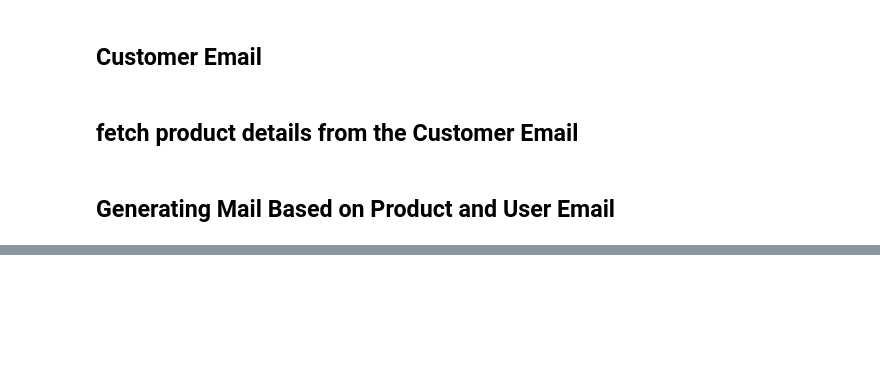
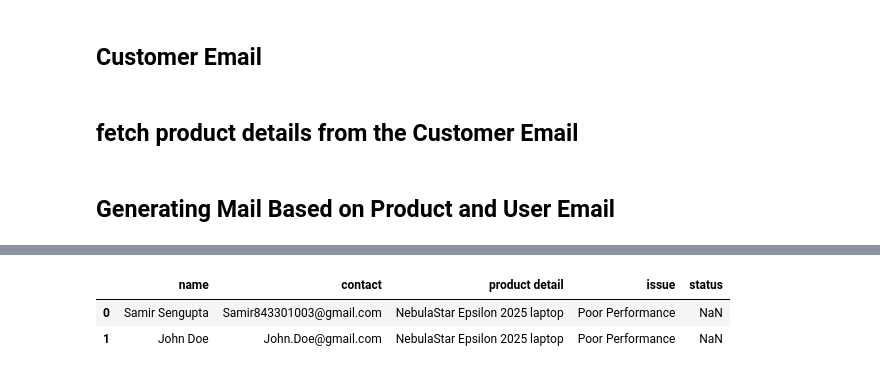
Before and after one commit to SamirSengupta/AI-Mail-Agent-LLM, a Jupyter notebook: AI Mail Agent Using LLM.ipynb, the cells around one changed output, grey strips where cells are left out. Drawn from its saved outputs; the diff is of its cells as text; code cells hidden in the pictures; blank space fills up the shorter version.

```diff
--- a/AI Mail Agent Using LLM.ipynb
+++ b/AI Mail Agent Using LLM.ipynb
@@ -744,0 +805,8 @@ Jokasda AI Support Team
+# %%
+logs = pd.read_excel('logs.xlsx', engine = 'openpyxl')
+# %%
+logs
+# %% [output]
+|  | name | contact | product detail | issue | status |
+| 0 | Samir Sengupta | Samir843301003@gmail.com | NebulaStar Epsilon 2025 laptop | Poor Performance | NaN |
+| 1 | John Doe | John.Doe@gmail.com | NebulaStar Epsilon 2025 laptop | Poor Performance | NaN |
```
Also changed, not shown: parts of 2 cells of this notebook, 1 other file.
